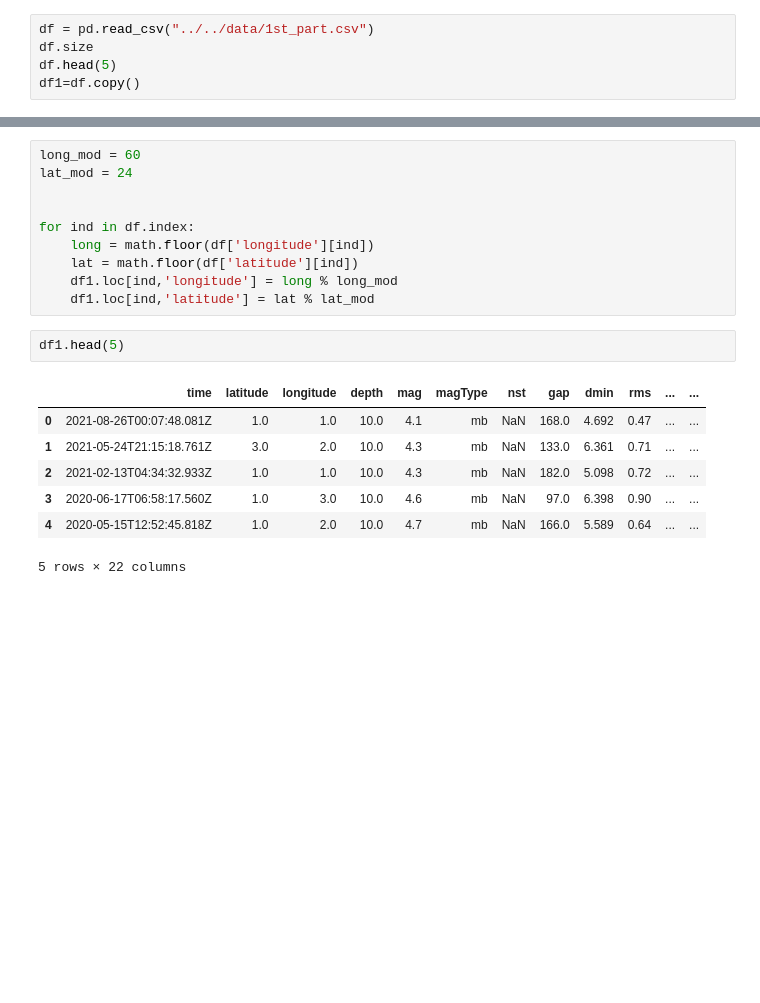
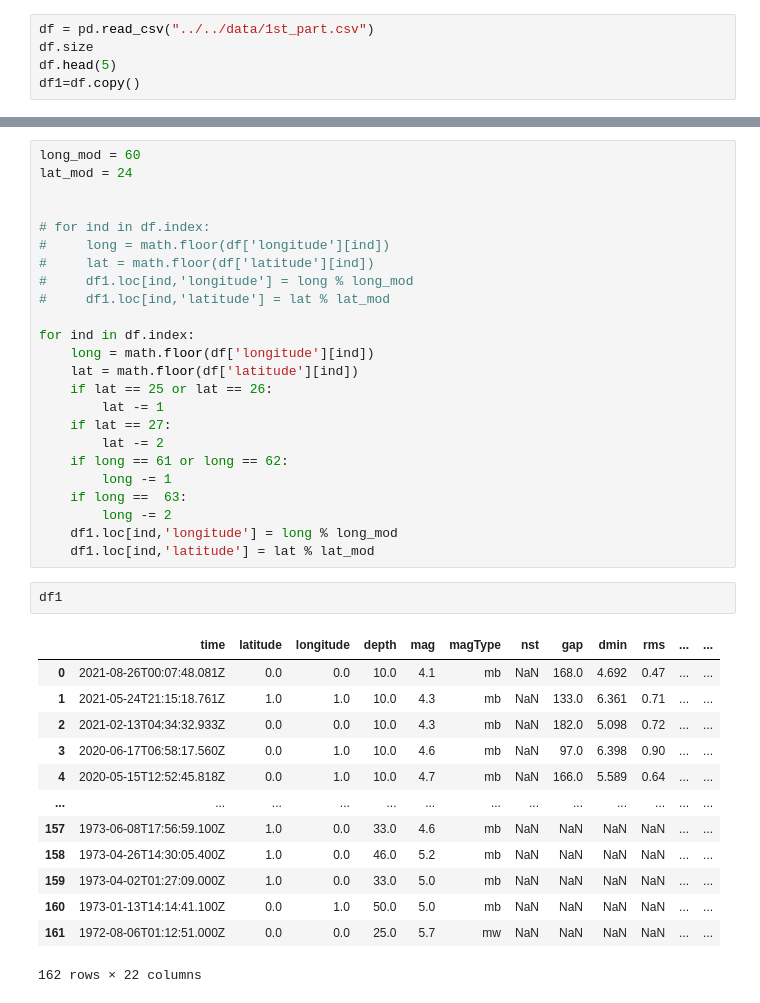
Before and after one commit to yamini-kabra/Earthquake-data-analysis, a Jupyter notebook: magnitude_prediction/magnitude_estimation/ann_data_preprocess.ipynb, the cells around one changed output, grey strips where cells are left out. Drawn from its saved outputs; the diff is of its cells as text; blank space fills up the shorter version.

```diff
--- a/magnitude_prediction/magnitude_estimation/ann_data_preprocess.ipynb
+++ b/magnitude_prediction/magnitude_estimation/ann_data_preprocess.ipynb
@@ -12,18 +32,38 @@ long_mod = 60
 lat_mod = 24
 
 
+# for ind in df.index:
+#     long = math.floor(df['longitude'][ind])
+#     lat = math.floor(df['latitude'][ind])
+#     df1.loc[ind,'longitude'] = long % long_mod
+#     df1.loc[ind,'latitude'] = lat % lat_mod
+
 for ind in df.index:
     long = math.floor(df['longitude'][ind])
     lat = math.floor(df['latitude'][ind])
+    if lat == 25 or lat == 26:
+        lat -= 1
+    if lat == 27:
+        lat -= 2
+    if long == 61 or long == 62:
+        long -= 1
+    if long ==  63:
+        long -= 2
     df1.loc[ind,'longitude'] = long % long_mod
     df1.loc[ind,'latitude'] = lat % lat_mod
 # %%
-df1.head(5)
+df1
 # %% [output]
 |  | time | latitude | longitude | depth | mag | magType | nst | gap | dmin | rms | ... | ... |
-| 0 | 2021-08-26T00:07:48.081Z | 1.0 | 1.0 | 10.0 | 4.1 | mb | NaN | 168.0 | 4.692 | 0.47 | ... | ... |
-| 1 | 2021-05-24T21:15:18.761Z | 3.0 | 2.0 | 10.0 | 4.3 | mb | NaN | 133.0 | 6.361 | 0.71 | ... | ... |
-| 2 | 2021-02-13T04:34:32.933Z | 1.0 | 1.0 | 10.0 | 4.3 | mb | NaN | 182.0 | 5.098 | 0.72 | ... | ... |
-| 3 | 2020-06-17T06:58:17.560Z | 1.0 | 3.0 | 10.0 | 4.6 | mb | NaN | 97.0 | 6.398 | 0.90 | ... | ... |
-| 4 | 2020-05-15T12:52:45.818Z | 1.0 | 2.0 | 10.0 | 4.7 | mb | NaN | 166.0 | 5.589 | 0.64 | ... | ... |
+| 0 | 2021-08-26T00:07:48.081Z | 0.0 | 0.0 | 10.0 | 4.1 | mb | NaN | 168.0 | 4.692 | 0.47 | ... | ... |
+| 1 | 2021-05-24T21:15:18.761Z | 1.0 | 1.0 | 10.0 | 4.3 | mb | NaN | 133.0 | 6.361 | 0.71 | ... | ... |
+| 2 | 2021-02-13T04:34:32.933Z | 0.0 | 0.0 | 10.0 | 4.3 | mb | NaN | 182.0 | 5.098 | 0.72 | ... | ... |
+| 3 | 2020-06-17T06:58:17.560Z | 0.0 | 1.0 | 10.0 | 4.6 | mb | NaN | 97.0 | 6.398 | 0.90 | ... | ... |
+| 4 | 2020-05-15T12:52:45.818Z | 0.0 | 1.0 | 10.0 | 4.7 | mb | NaN | 166.0 | 5.589 | 0.64 | ... | ... |
+| ... | ... | ... | ... | ... | ... | ... | ... | ... | ... | ... | ... | ... |
+| 157 | 1973-06-08T17:56:59.100Z | 1.0 | 0.0 | 33.0 | 4.6 | mb | NaN | NaN | NaN | NaN | ... | ... |
+| 158 | 1973-04-26T14:30:05.400Z | 1.0 | 0.0 | 46.0 | 5.2 | mb | NaN | NaN | NaN | NaN | ... | ... |
+| 159 | 1973-04-02T01:27:09.000Z | 1.0 | 0.0 | 33.0 | 5.0 | mb | NaN | NaN | NaN | NaN | ... | ... |
+| 160 | 1973-01-13T14:14:41.100Z | 0.0 | 1.0 | 50.0 | 5.0 | mb | NaN | NaN | NaN | NaN | ... | ... |
+| 161 | 1972-08-06T01:12:51.000Z | 0.0 | 0.0 | 25.0 | 5.7 | mw | NaN | NaN | NaN | NaN | ... | ... |
-5 rows × 22 columns
+162 rows × 22 columns
```
Also changed, not shown: parts of 8 cells of this notebook.
